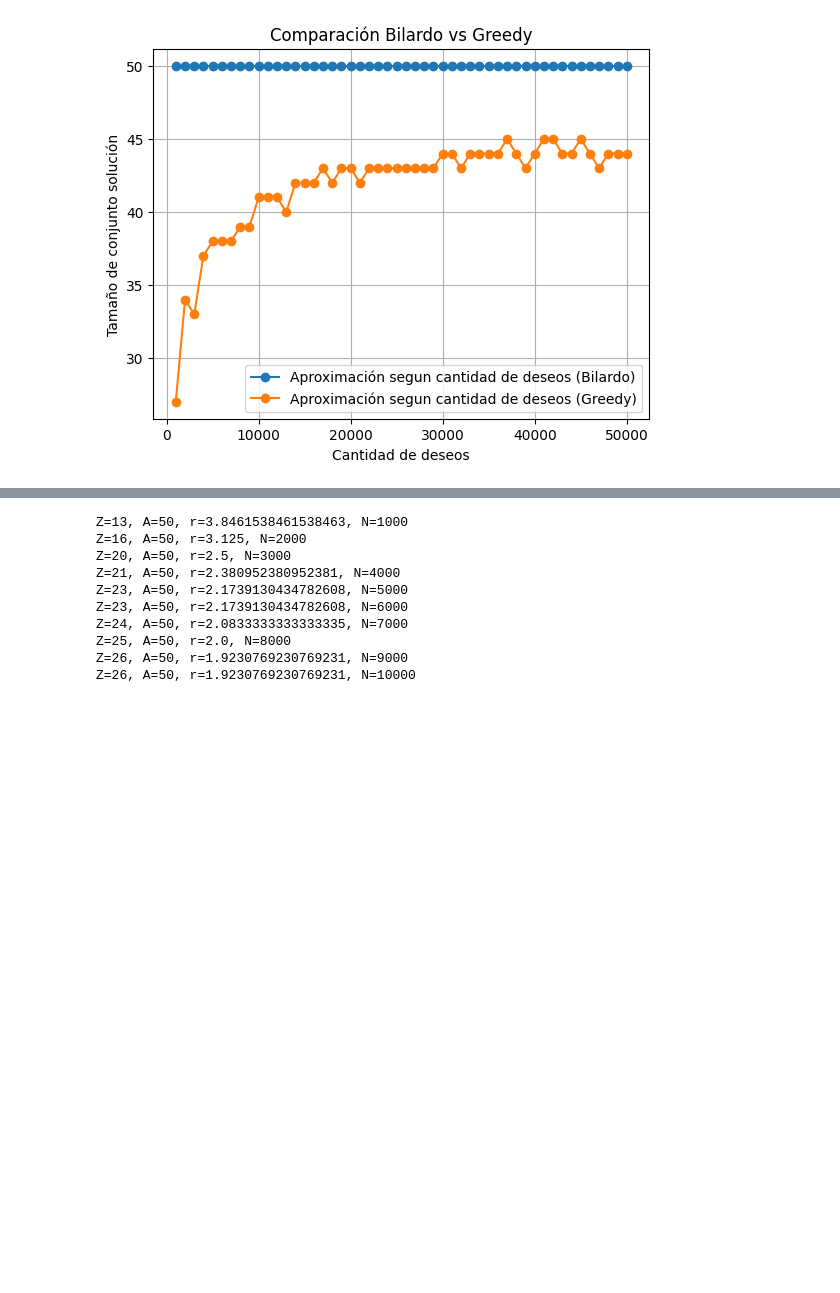
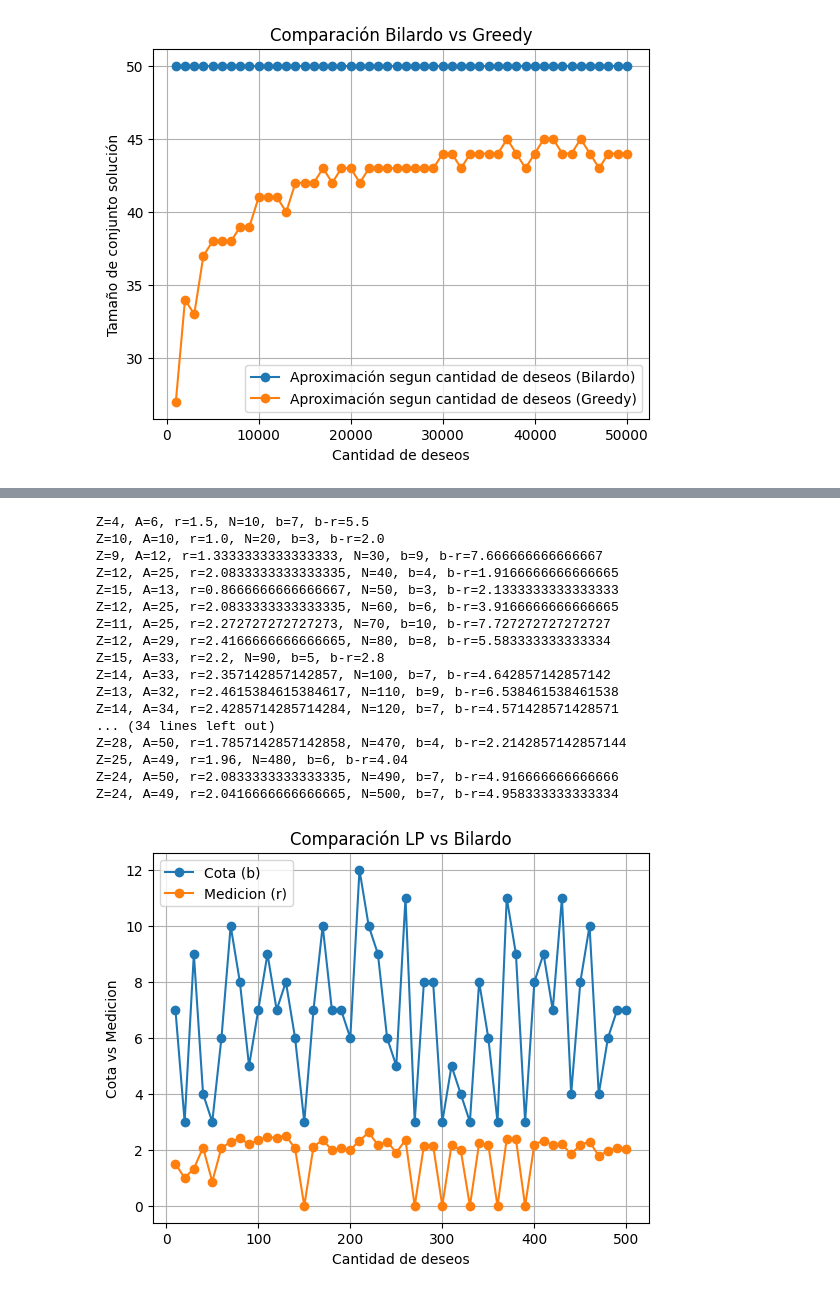
Before and after one commit to mrti259/tda-i-tps, a Jupyter notebook: tp3/notebooks/Algoritmos.ipynb, the cells around one changed output, grey strips where cells are left out. Cells and saved outputs as stored; diff of their text form; code cells hidden in the pictures; blank space fills up the shorter version.

```diff
--- a/tp3/notebooks/Algoritmos.ipynb
+++ b/tp3/notebooks/Algoritmos.ipynb
@@ -302,0 +311,5 @@ plt.show()
+# %%
+soluciones_programacion_lineal_para_cota = []
+for numero_archivo in range(10, 510, 10):
+    solucion, tiempo = test_programacion_lineal(f"../notebooks/{numero_archivo}_bis.txt")
+    soluciones_programacion_lineal_para_cota.append((numero_archivo, tiempo, len(solucion), deseo_mas_grande(f"../notebooks/{numero_archivo}_bis.txt"), ))
@@ -302,0 +334,5 @@ plt.show()
+# %%
+soluciones_aproximacion_bilardo_para_cota = []
+for numero_archivo in range(10, 510, 10):
+    solucion, tiempo = test_aproximacion_bilardo(f"../notebooks/{numero_archivo}_bis.txt")
+    soluciones_aproximacion_bilardo_para_cota.append((numero_archivo, tiempo, len(solucion), deseo_mas_grande(f"../notebooks/{numero_archivo}_bis.txt")))
@@ -303,19 +387,45 @@ plt.show()
 # %%
-valores = []
-for index in range (0, min(len(soluciones_programacion_lineal), len(soluciones_aproximacion_bilardo))):
-    z = soluciones_programacion_lineal[index][2]
-    A = soluciones_aproximacion_bilardo[index][2]
-    N = soluciones_aproximacion_bilardo[index][0]
+analisis_cota_bilardo = []
+for index in range (0, min(len(soluciones_programacion_lineal_para_cota), len(soluciones_aproximacion_bilardo_para_cota))):
+    z = soluciones_programacion_lineal_para_cota[index][2]
+    A = soluciones_aproximacion_bilardo_para_cota[index][2]
+    N = soluciones_aproximacion_bilardo_para_cota[index][0]
+    b = soluciones_programacion_lineal_para_cota[index][3]
     r = A/z
-    print(f"Z={z}, A={A}, r={r}, N={N}")
+    rb = b-r
+    print(f"Z={z}, A={A}, r={r}, N={N}, b={b}, b-r={rb}")
+    analisis_cota_bilardo.append((b,r))
 # %% [output]
-Z=13, A=50, r=3.8461538461538463, N=1000
-Z=16, A=50, r=3.125, N=2000
-Z=20, A=50, r=2.5, N=3000
-Z=21, A=50, r=2.380952380952381, N=4000
-Z=23, A=50, r=2.1739130434782608, N=5000
-Z=23, A=50, r=2.1739130434782608, N=6000
-Z=24, A=50, r=2.0833333333333335, N=7000
-Z=25, A=50, r=2.0, N=8000
-Z=26, A=50, r=1.9230769230769231, N=9000
-Z=26, A=50, r=1.9230769230769231, N=10000
+Z=4, A=6, r=1.5, N=10, b=7, b-r=5.5
+Z=10, A=10, r=1.0, N=20, b=3, b-r=2.0
+Z=9, A=12, r=1.3333333333333333, N=30, b=9, b-r=7.666666666666667
+Z=12, A=25, r=2.0833333333333335, N=40, b=4, b-r=1.9166666666666665
+Z=15, A=13, r=0.8666666666666667, N=50, b=3, b-r=2.1333333333333333
+Z=12, A=25, r=2.0833333333333335, N=60, b=6, b-r=3.9166666666666665
+Z=11, A=25, r=2.272727272727273, N=70, b=10, b-r=7.727272727272727
+Z=12, A=29, r=2.4166666666666665, N=80, b=8, b-r=5.583333333333334
+Z=15, A=33, r=2.2, N=90, b=5, b-r=2.8
+Z=14, A=33, r=2.357142857142857, N=100, b=7, b-r=4.642857142857142
+Z=13, A=32, r=2.4615384615384617, N=110, b=9, b-r=6.538461538461538
+Z=14, A=34, r=2.4285714285714284, N=120, b=7, b-r=4.571428571428571
+... (34 lines left out)
+Z=28, A=50, r=1.7857142857142858, N=470, b=4, b-r=2.2142857142857144
+Z=25, A=49, r=1.96, N=480, b=6, b-r=4.04
+Z=24, A=50, r=2.0833333333333335, N=490, b=7, b-r=4.916666666666666
+Z=24, A=49, r=2.0416666666666665, N=500, b=7, b-r=4.958333333333334
+# %%
+deseos_aproximacion_bilardo_para_cota = [resultado[0] for resultado in soluciones_aproximacion_bilardo_para_cota]
+b_aproximacion_bilardo_para_cota = [resultado[0] for resultado in analisis_cota_bilardo]
+r_aproximacion_bilardo_para_cota = [resultado[1] for resultado in analisis_cota_bilardo]
+
+plt.plot(deseos_aproximacion_bilardo_para_cota, b_aproximacion_bilardo_para_cota, label= "Cota (b)",  marker='o', linestyle='-')
+plt.plot(deseos_aproximacion_bilardo_para_cota, r_aproximacion_bilardo_para_cota, label= "Medicion (r)",  marker='o', linestyle='-')
+plt.xlabel('Cantidad de deseos')
+plt.ylabel('Cota vs Medicion')
+plt.title('Comparación LP vs Bilardo')
+plt.grid(True)
+plt.legend()
+
+plt.show()
+# %% [output]
+[figure, added]
```
Also changed, not shown: parts of 21 cells of this notebook, 51 other files.
